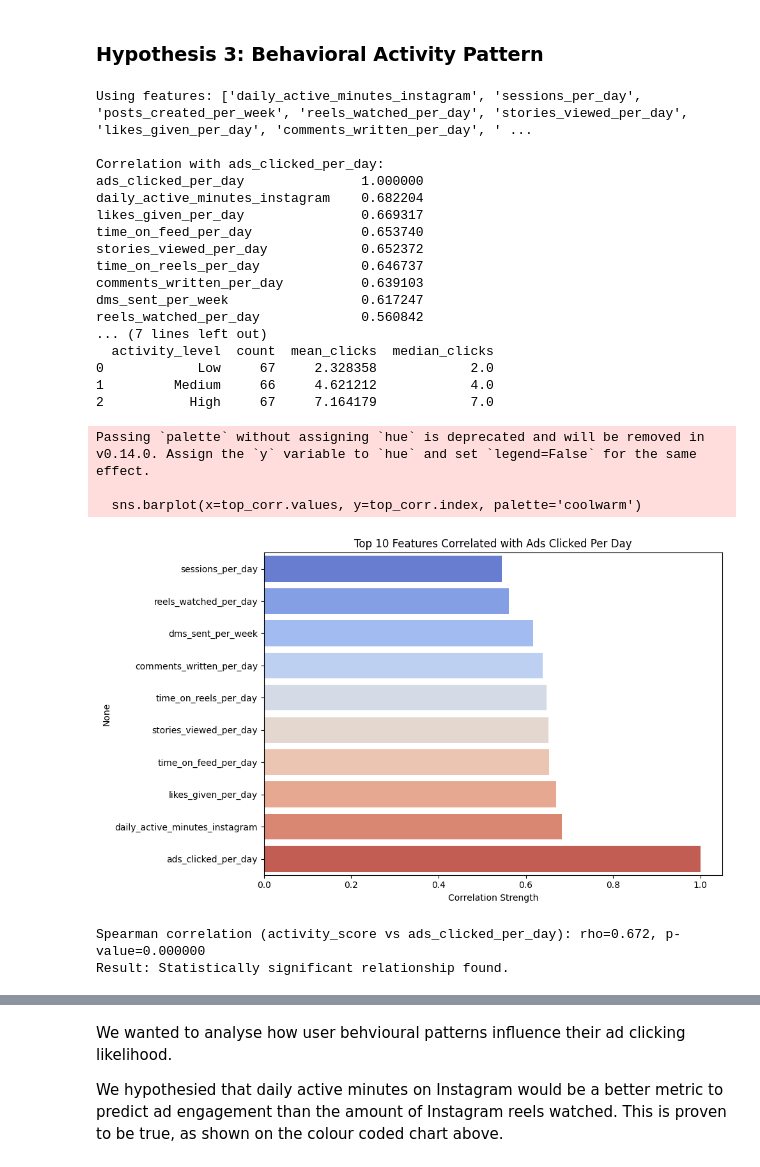
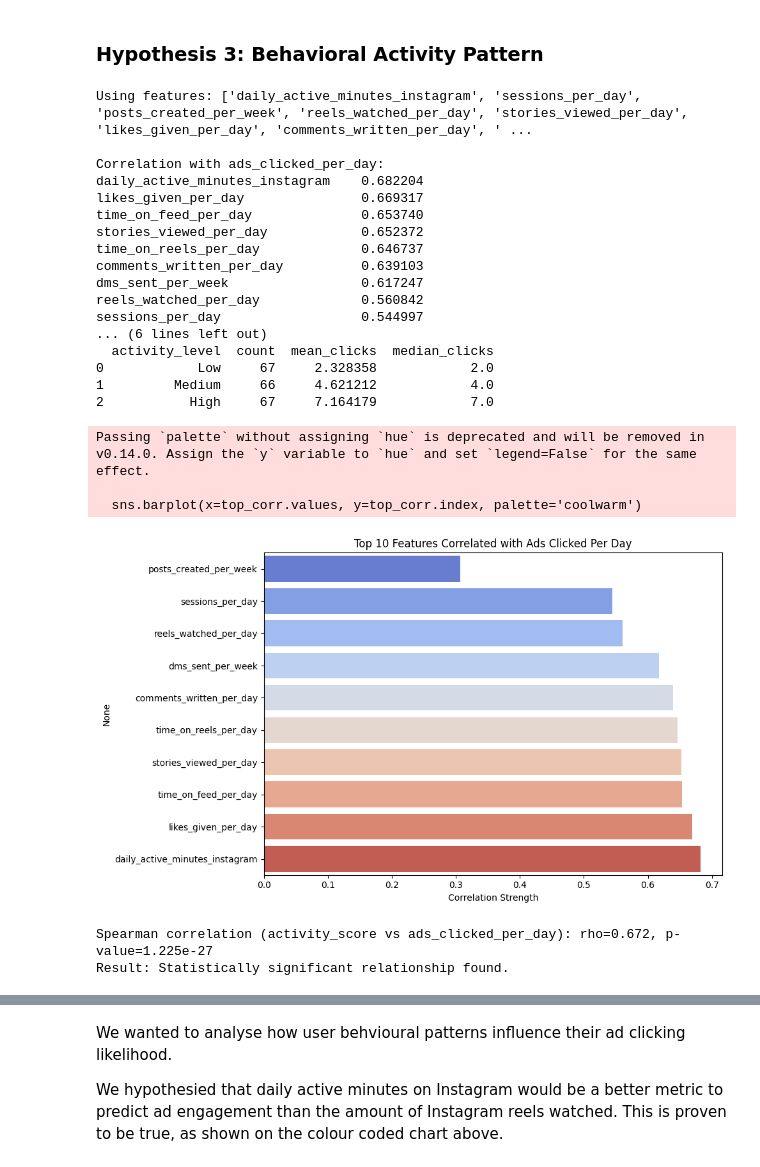
Before and after one commit to Fazestar01/Social-Media-Ads-Clicking-Analysis, a Jupyter notebook: jupyter_notebooks/eda_visualisations.ipynb, the cells around one changed output, grey strips where cells are left out. Saved outputs shown, nothing was run; the diff lists cells and outputs as text; code cells hidden in the pictures.

```diff
--- a/jupyter_notebooks/eda_visualisations.ipynb
+++ b/jupyter_notebooks/eda_visualisations.ipynb
@@ -194,8 +212,9 @@ activity_features = [
 activity_features = [c for c in activity_features if c in df.columns]
 print("Using features:", activity_features)
 
-# 1) Correlation table with target
+# 1) Correlation table with target (exclude target self-correlation)
 corr = df[activity_features + [target]].corr(numeric_only=True)[target].sort_values(ascending=False)
+corr = corr.drop(labels=[target], errors="ignore")
 print("\nCorrelation with ads_clicked_per_day:")
 print(corr)
 
@@ -228,36 +247,36 @@ plt.title('Top 10 Features Correlated with Ads Clicked Per Day')
 plt.xlabel('Correlation Strength')
 plt.tight_layout()
 plt.show()
 
 # 5) Statistical check (Spearman rank correlation)
 rho, p = spearmanr(df["activity_score"], df[target], nan_policy="omit")
-print(f"\nSpearman correlation (activity_score vs {target}): rho={rho:.3f}, p-value={p:.6f}")
+print(f"\nSpearman correlation (activity_score vs {target}): rho={rho:.3f}, p-value={p:.3e}")
 
 if p < 0.05:
     print("Result: Statistically significant relationship found.")
 else:
     print("Result: No statistically significant relationship found.")
 # %% [output]
 Using features: ['daily_active_minutes_instagram', 'sessions_per_day', 'posts_created_per_week', 'reels_watched_per_day', 'stories_viewed_per_day', 'likes_given_per_day', 'comments_written_per_day', ' ...
 
 Correlation with ads_clicked_per_day:
-ads_clicked_per_day               1.000000
 daily_active_minutes_instagram    0.682204
 likes_given_per_day               0.669317
 time_on_feed_per_day              0.653740
 stories_viewed_per_day            0.652372
 time_on_reels_per_day             0.646737
 comments_written_per_day          0.639103
 dms_sent_per_week                 0.617247
 reels_watched_per_day             0.560842
-... (7 lines left out)
+sessions_per_day                  0.544997
+... (6 lines left out)
   activity_level  count  mean_clicks  median_clicks
 0            Low     67     2.328358            2.0
 1         Medium     66     4.621212            4.0
 2           High     67     7.164179            7.0
 Passing `palette` without assigning `hue` is deprecated and will be removed in v0.14.0. Assign the `y` variable to `hue` and set `legend=False` for the same effect.
 
   sns.barplot(x=top_corr.values, y=top_corr.index, palette='coolwarm')
-[figure, old version]
+[figure, new version]
-Spearman correlation (activity_score vs ads_clicked_per_day): rho=0.672, p-value=0.000000
+Spearman correlation (activity_score vs ads_clicked_per_day): rho=0.672, p-value=1.225e-27
 Result: Statistically significant relationship found.
```
Also changed, not shown: parts of 5 cells of this notebook, 1 other file.
